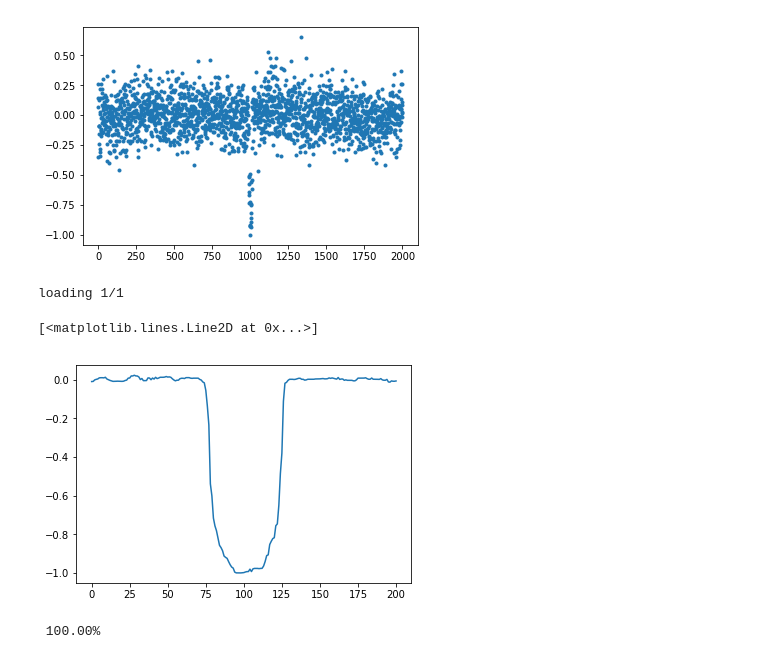
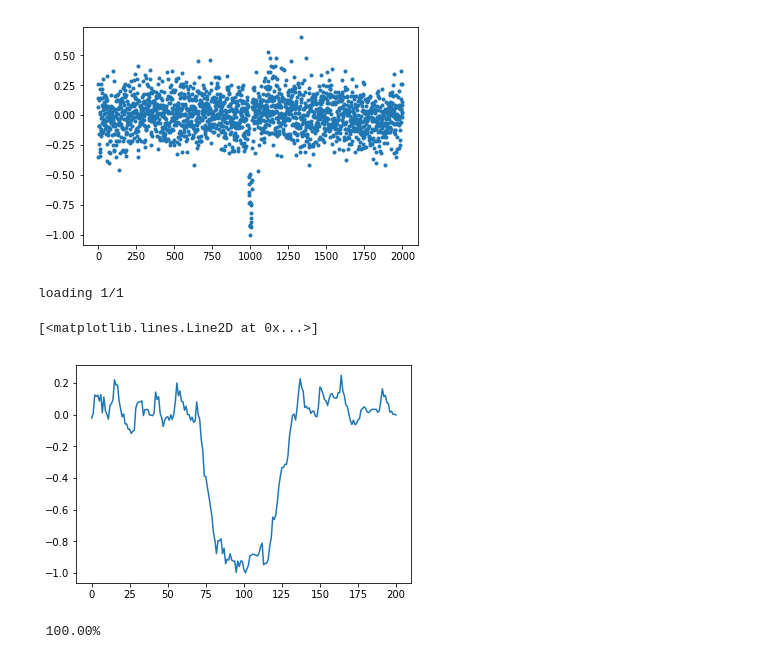
Before and after one commit to grewwc/exoplanet, a Jupyter notebook: train.ipynb, the cells around one changed output. Drawn from its saved outputs; the diff is of its cells as text; code cells hidden in the pictures.

```diff
--- a/train.ipynb
+++ b/train.ipynb
@@ -332,11 +331,11 @@ plt.plot(get_binned_normalized_flux_by_IDs('5956342', overwrite=0)[0][0], '.')
 [<matplotlib.lines.Line2D at 0x...>]
 [figure]
 # %%
-plt.plot(get_binned_local_view_by_IDs('11442793', overwrite=1)[0][0])
+plt.plot(get_binned_local_view_by_IDs('6062088', overwrite=1)[0][0])
 # %% [output]
 loading 1/1
 [<matplotlib.lines.Line2D at 0x...>]
-[figure, old version]
+[figure, new version]
 # %%
 f = get_binned_normalized_flux_by_IDs('892772', overwrite=1)[1]
 f
```
Also changed, not shown: parts of 16 cells of this notebook, 5 other files.
